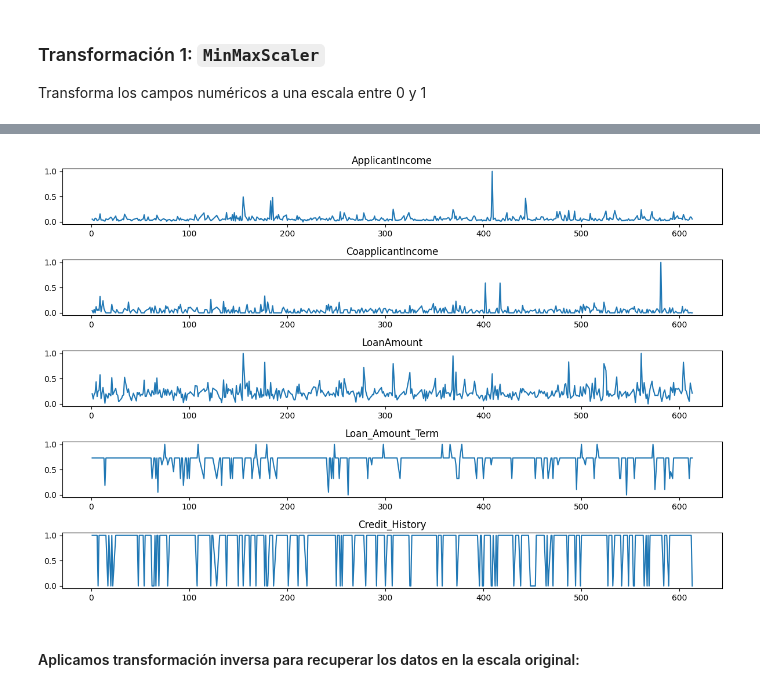
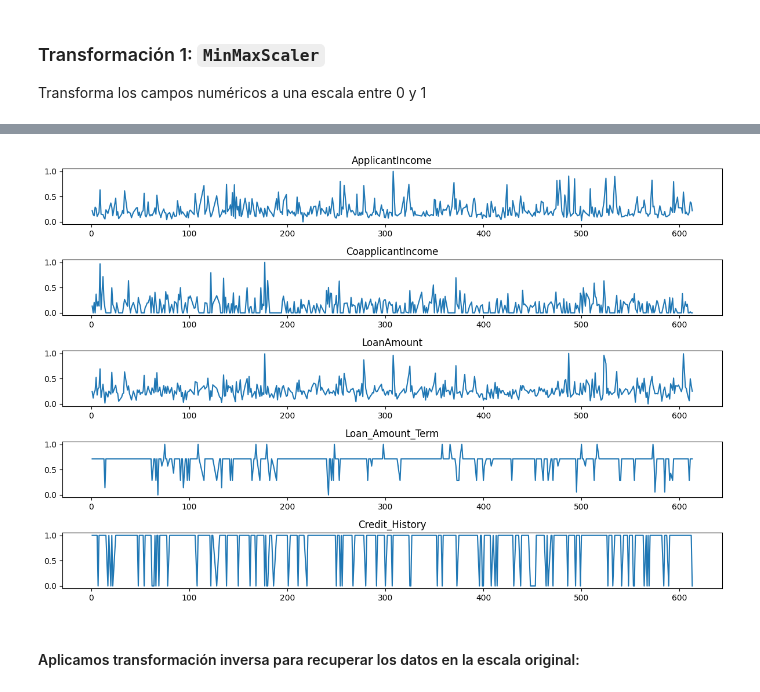
Before and after one commit to Marck-27/Banary-classification-examples, a Jupyter notebook: s0_binary_class.ipynb, the cells around one changed output, grey strips where cells are left out. Saved outputs shown, nothing was run; the diff lists cells and outputs as text; code cells hidden in the pictures.

```diff
--- a/s0_binary_class.ipynb
+++ b/s0_binary_class.ipynb
@@ -115,0 +154,12 @@ Index(['Gender', 'Married', 'Dependents', 'Education', 'Self_Employed',
+# %%
+plt.figure(figsize=(18,8))
+i=0
+for cn in cols_num:
+    plt.subplot(n,1,i+1)
+    plt.plot(df[cn] , label = cn)
+    plt.plot(df[cn].loc[idx_out[cn]],'o',c='r', label = 'outliers')
+    plt.legend()
+    i = i+1
+
+plt.tight_layout()
+plt.show()
@@ -115,0 +179,4 @@ Index(['Gender', 'Married', 'Dependents', 'Education', 'Self_Employed',
+# %%
+# índices de los outliers detactados en cada columna numérica:
+all_idx_out = [ idx_out[cn] for cn in cols_num ]
+all_idx_out
@@ -115,0 +189,4 @@ Index(['Gender', 'Married', 'Dependents', 'Education', 'Self_Employed',
+# %%
+# Colocamos en un "set" todos los índices y en automático se eliminarán índies repetidos:
+unique_idx_out = {x for l in all_idx_out for x in l}
+unique_idx_out
@@ -115,0 +199,4 @@ Index(['Gender', 'Married', 'Dependents', 'Education', 'Self_Employed',
+# %%
+# Eliminamos renglones con outliers
+df = df.drop(unique_idx_out, axis=0)
+print(f'Se eliminaron {len(unique_idx_out)} renglones')
@@ -176,13 +269,15 @@ df_norm_MinMax.head()
 5 rows × 22 columns
 # %%
 plt.figure( figsize=(12,8) )
-for i in range( n ):
+i=0
+for cn in cols_num:
     plt.subplot(n,1,i+1)
-    df_norm_MinMax[ cols_num[i] ].plot( title=cols_num[i] )
+    df_norm_MinMax[ cn ].plot( title=cn )
+    i=i+1
 
 plt.tight_layout()
 # %% [output]
-[figure, old version]
+[figure, new version]
 # %% [markdown]
 #### Aplicamos transformación inversa para recuperar los datos en la escala original:
 # %%
```
Also changed, not shown: parts of 33 cells of this notebook, 1 other file.
